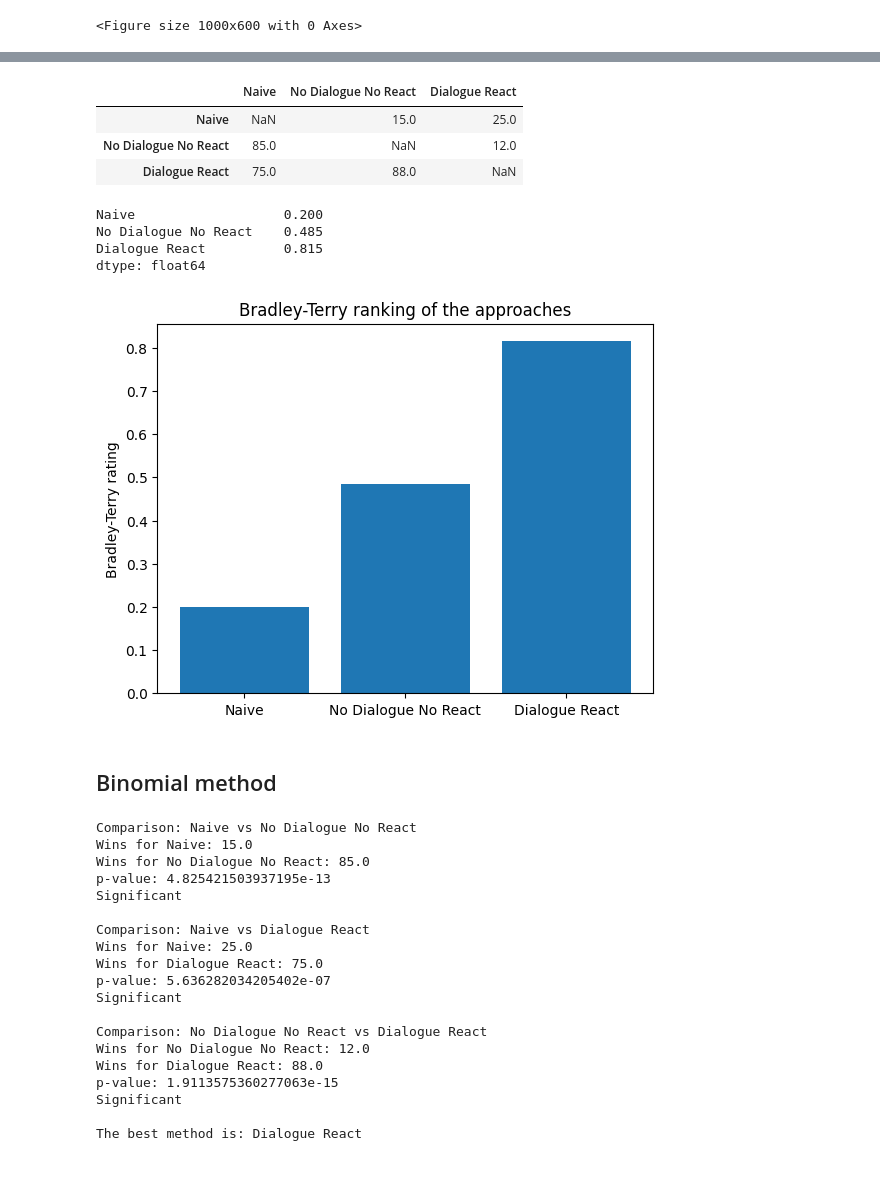
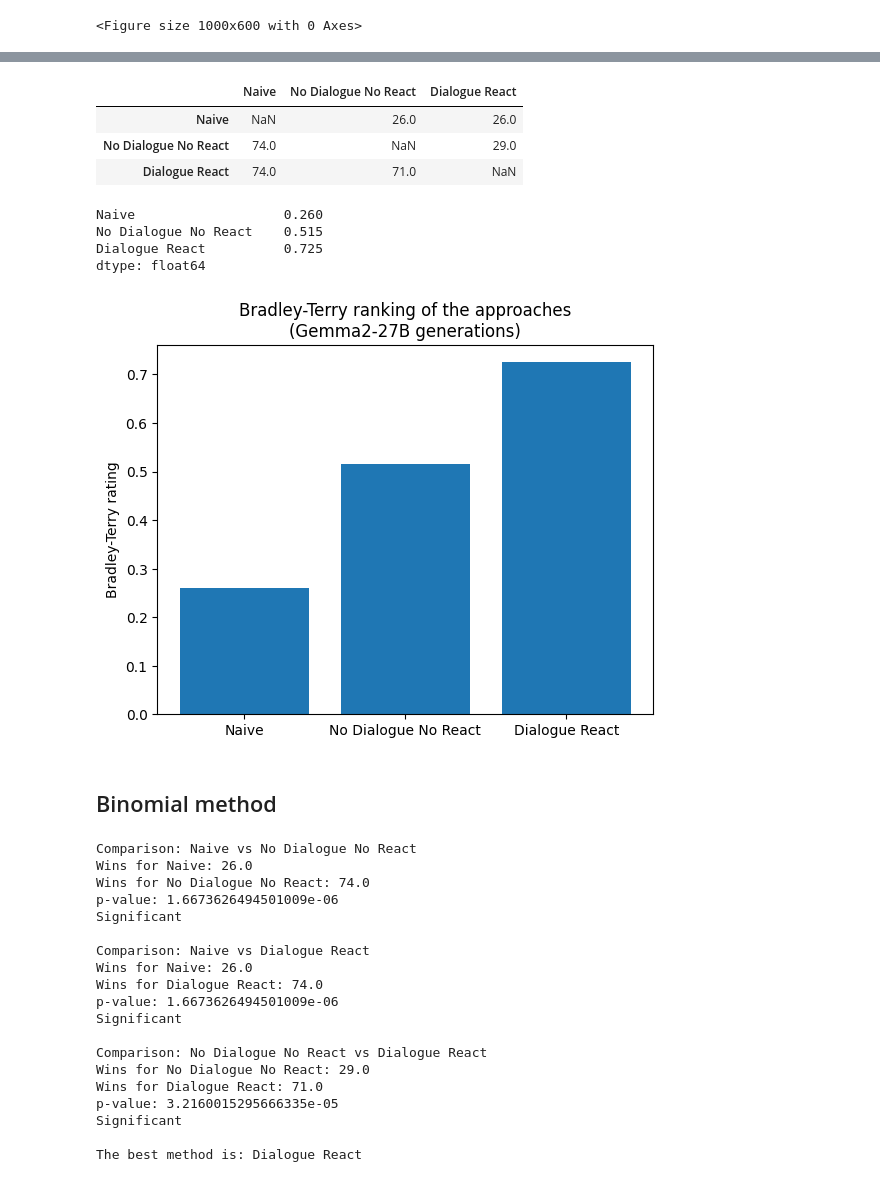
Before and after one commit to ruggsea/LLM-ABM-Chat, a Jupyter notebook: exploring_eval_results.ipynb, the cells around one changed output, grey strips where cells are left out. Saved outputs shown, nothing was run; the diff lists cells and outputs as text; code cells hidden in the pictures.

```diff
--- a/exploring_eval_results.ipynb
+++ b/exploring_eval_results.ipynb
@@ -1,10 +1,10 @@
 # %%
 # results are in thesis_generations/eval.json
 
-from running_eval import plot_eval_results
+from running_eval_gemma2 import plot_eval_results
 import os, random, json
 
-eval_dict= json.load(open('thesis_generations/eval.json'))
+eval_dict= json.load(open('thesis_generations/eval_gemma2.json'))
 # %%
 # plot llm pairwise singular results and save to thesis_generations/figures/llm_as_judge.png
 
@@ -57,9 +57,9 @@ for i, match in enumerate(llm_judge_pairwise_matchups):
     competitor_b_wins= llm_judge_pairwise[joined_name].count("B")
     plt.ylim(0, 100)
     plt.bar([competitor_a, competitor_b], [competitor_a_wins, competitor_b_wins])
-    plt.title(f"LLM pairwise evaluation: {competitor_a} vs {competitor_b}")
+    plt.title(f"LLM pairwise evaluation: {competitor_a} vs {competitor_b}\n(Gemma2-27B generations)")
     plt.ylabel("Wins")
     plt.xlabel("Approach")
-    plt.savefig(f"thesis_generations/figures/llm_pairwise_{joined_name}.png")
+    plt.savefig(f"thesis_generations/figures/gemma2_llm_pairwise_{joined_name}.png")
     plt.show()
 # %% [output]
@@ -117,9 +117,9 @@ winners_losers= winners_losers.reindex(["Naive", "No Dialogue No React", "Dialog
 winners_losers
 # %% [output]
 |  | Naive | No Dialogue No React | Dialogue React |
-| Naive | NaN | 15.0 | 25.0 |
-| No Dialogue No React | 85.0 | NaN | 12.0 |
-| Dialogue React | 75.0 | 88.0 | NaN |
+| Naive | NaN | 26.0 | 26.0 |
+| No Dialogue No React | 74.0 | NaN | 29.0 |
+| Dialogue React | 74.0 | 71.0 | NaN |
 # %%
 def bradley_terry_iterative(winners_losers, max_iters=100, error_tol=1e-3):
     # initialize the ratings to 1
@@ -144,21 +144,21 @@ ratings= bradley_terry_iterative(winners_losers)
 # %%
 ratings
 # %% [output]
-Naive                   0.200
-No Dialogue No React    0.485
-Dialogue React          0.815
+Naive                   0.260
+No Dialogue No React    0.515
+Dialogue React          0.725
 dtype: float64
 # %%
 # plot the ratings
 
 plt.figure()
 plt.bar(ratings.index, ratings)
 plt.ylabel("Bradley-Terry rating")
-plt.title("Bradley-Terry ranking of the approaches")
-plt.savefig("thesis_generations/figures/bradley_terry_ratings.png")
+plt.title("Bradley-Terry ranking of the approaches\n(Gemma2-27B generations)")
+plt.savefig("thesis_generations/figures/gemma2_bradley_terry_ratings.png")
 plt.show()
 # %% [output]
-[figure, old version]
+[figure, new version]
 # %% [markdown]
 ## Binomial method
 # %%
@@ -207,21 +207,21 @@ best_method = max(significant_wins, key=significant_wins.get)
 print(f"The best method is: {best_method}")
 # %% [output]
 Comparison: Naive vs No Dialogue No React
-Wins for Naive: 15.0
-Wins for No Dialogue No React: 85.0
-p-value: 4.825421503937195e-13
+Wins for Naive: 26.0
+Wins for No Dialogue No React: 74.0
+p-value: 1.6673626494501009e-06
 Significant
 
 Comparison: Naive vs Dialogue React
-Wins for Naive: 25.0
-Wins for Dialogue React: 75.0
-p-value: 5.636282034205402e-07
+Wins for Naive: 26.0
+Wins for Dialogue React: 74.0
+p-value: 1.6673626494501009e-06
 Significant
 
 Comparison: No Dialogue No React vs Dialogue React
-Wins for No Dialogue No React: 12.0
-Wins for Dialogue React: 88.0
-p-value: 1.9113575360277063e-15
+Wins for No Dialogue No React: 29.0
+Wins for Dialogue React: 71.0
+p-value: 3.2160015295666335e-05
 Significant
 
 The best method is: Dialogue React
```
Also changed, not shown: parts of 4 cells of this notebook, 5 other files.
